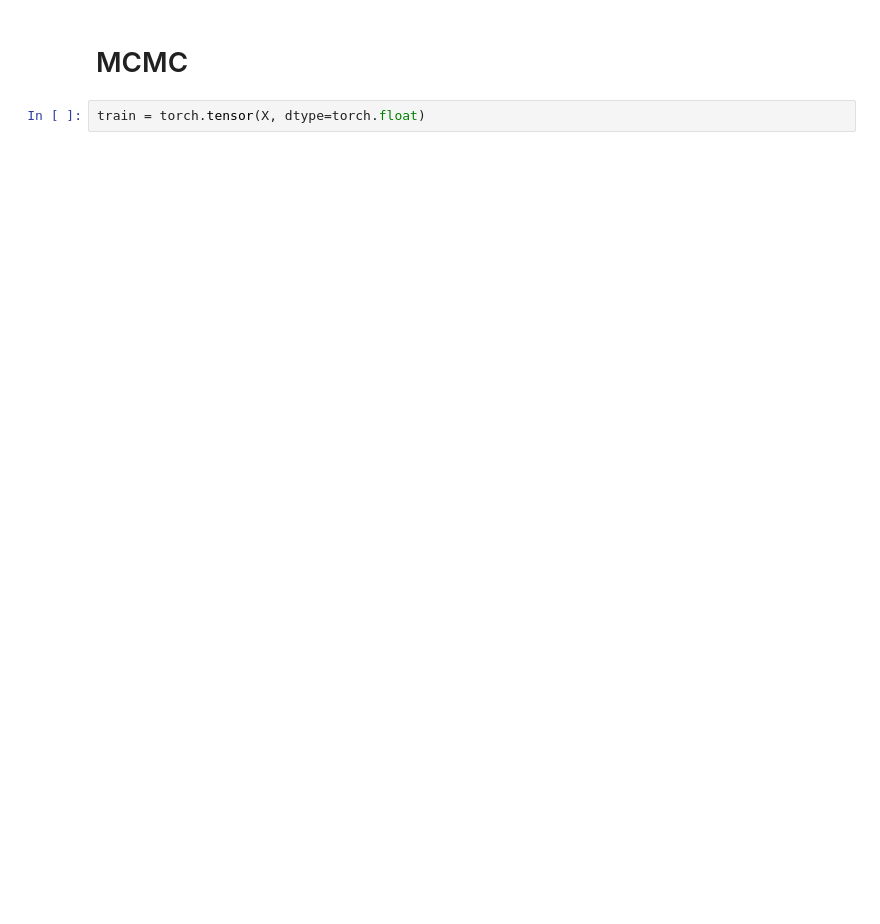
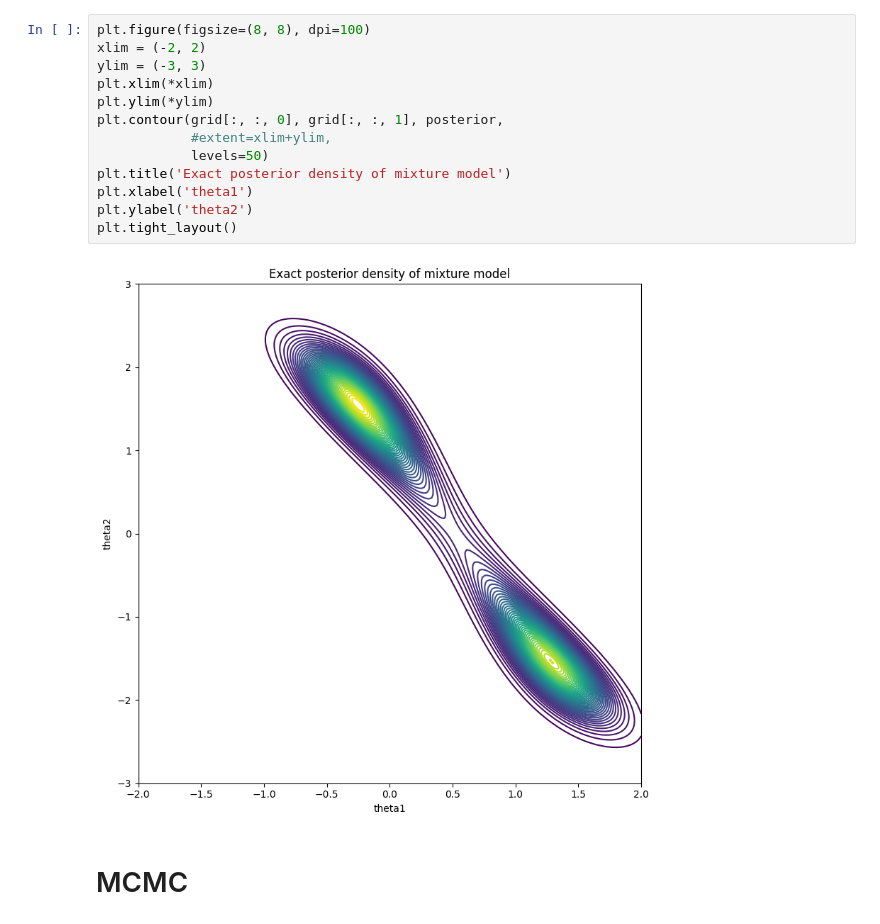
Before and after one commit to bjlkeng/sandbox, a Jupyter notebook: stochastic_langevin/normal_mixture.ipynb, the cells around one changed output. Drawn from its saved outputs; the diff is of its cells as text; blank space fills up the shorter version.

```diff
--- a/stochastic_langevin/normal_mixture.ipynb
+++ b/stochastic_langevin/normal_mixture.ipynb
@@ -26,4 +79,17 @@ X = generate_dataset(theta1, theta2, x_std, N)
+# %%
+plt.figure(figsize=(8, 8), dpi=100)
+xlim = (-2, 2)
+ylim = (-3, 3)
+plt.xlim(*xlim)
+plt.ylim(*ylim)
+plt.contour(grid[:, :, 0], grid[:, :, 1], posterior,
+            #extent=xlim+ylim,
+            levels=50)
+plt.title('Exact posterior density of mixture model')
+plt.xlabel('theta1')
+plt.ylabel('theta2')
+plt.tight_layout()
+# %% [output]
+[figure, added]
 # %% [markdown]
 # MCMC
-# %%
-train = torch.tensor(X, dtype=torch.float)
```
Also changed, not shown: parts of 36 cells of this notebook, 1 other file.
